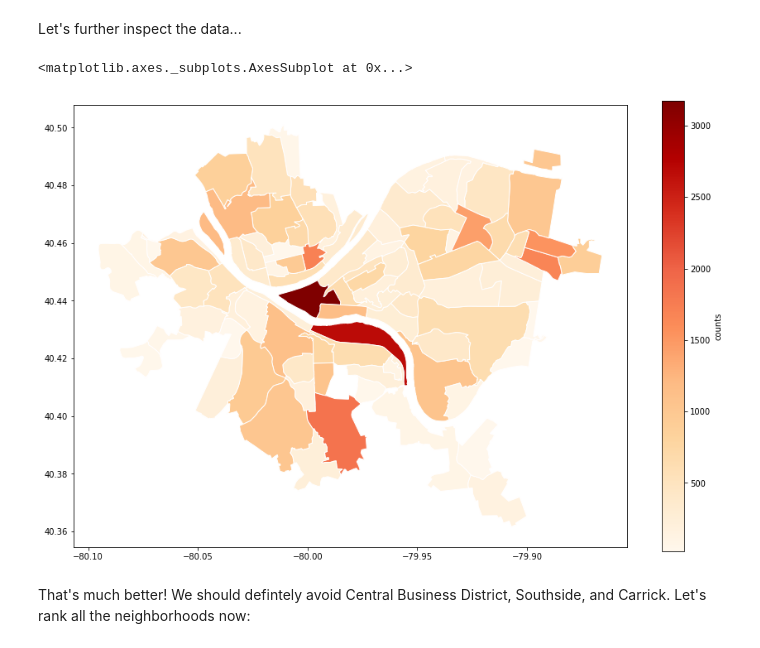
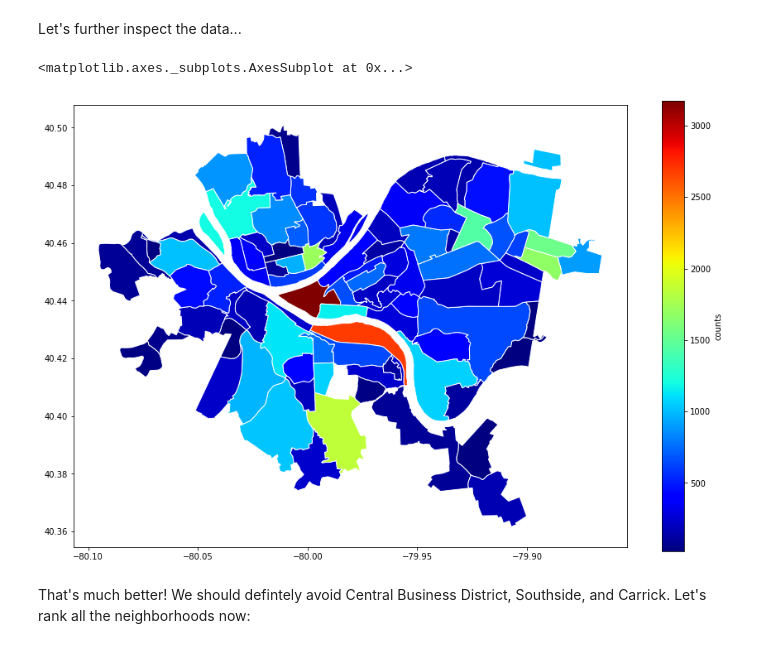
Before and after one commit to shinwookim/CMPINF-0010-Final-Project, a Jupyter notebook: Arrests (SHK148).ipynb, the cells around one changed output. Drawn from its saved outputs; the diff is of its cells as text; code cells hidden in the pictures.

```diff
--- a/Arrests (SHK148).ipynb
+++ b/Arrests (SHK148).ipynb
@@ -146,25 +146,25 @@ Let's further inspect the data...
 # %%
 #Count number of crimes in each neighborhood and display as bar chart
 tally = arrests['INCIDENTNEIGHBORHOOD'].value_counts().rename_axis('neighborhood').reset_index(name='counts')
 tally.sort_values(by='counts', ascending=True)
 
 pgh = gpd.read_file('./pgh/City_of_Pittsburgh_Neighborhoods.shp')
 # Merging the two dataframes
 crime_map = pgh.merge(tally, how='left', left_on='HOOD', right_on='neighborhood')
 
 # looking to confirm if it merged correctly
 crime_map[['HOOD','counts','geometry']].head()
 
 crime_map.plot(column='counts', # set the data to be used for coloring
-               cmap='OrRd',              # choose a color palette
+               cmap='jet',              # choose a color palette
                edgecolor="white",        # outline the districts in white
                legend=True,              # show the legend
                legend_kwds={'label': "counts"}, # label the legend
                figsize=(15, 10),         # set the size
                )
 # %% [output]
 <matplotlib.axes._subplots.AxesSubplot at 0x...>
-[figure, old version]
+[figure, new version]
 # %% [markdown]
 That's much better! We should defintely avoid Central Business District, Southside, and Carrick. Let's rank all the neighborhoods now:
 # %%
```
